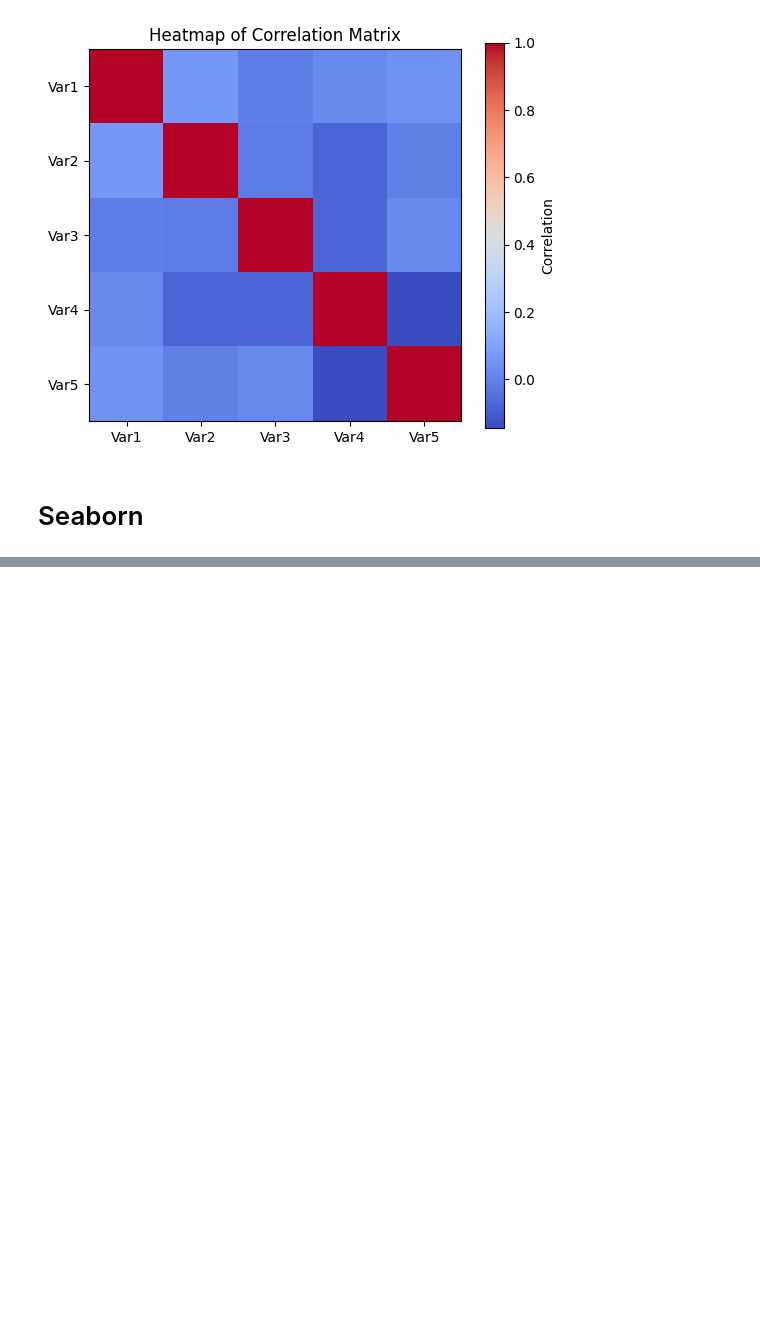
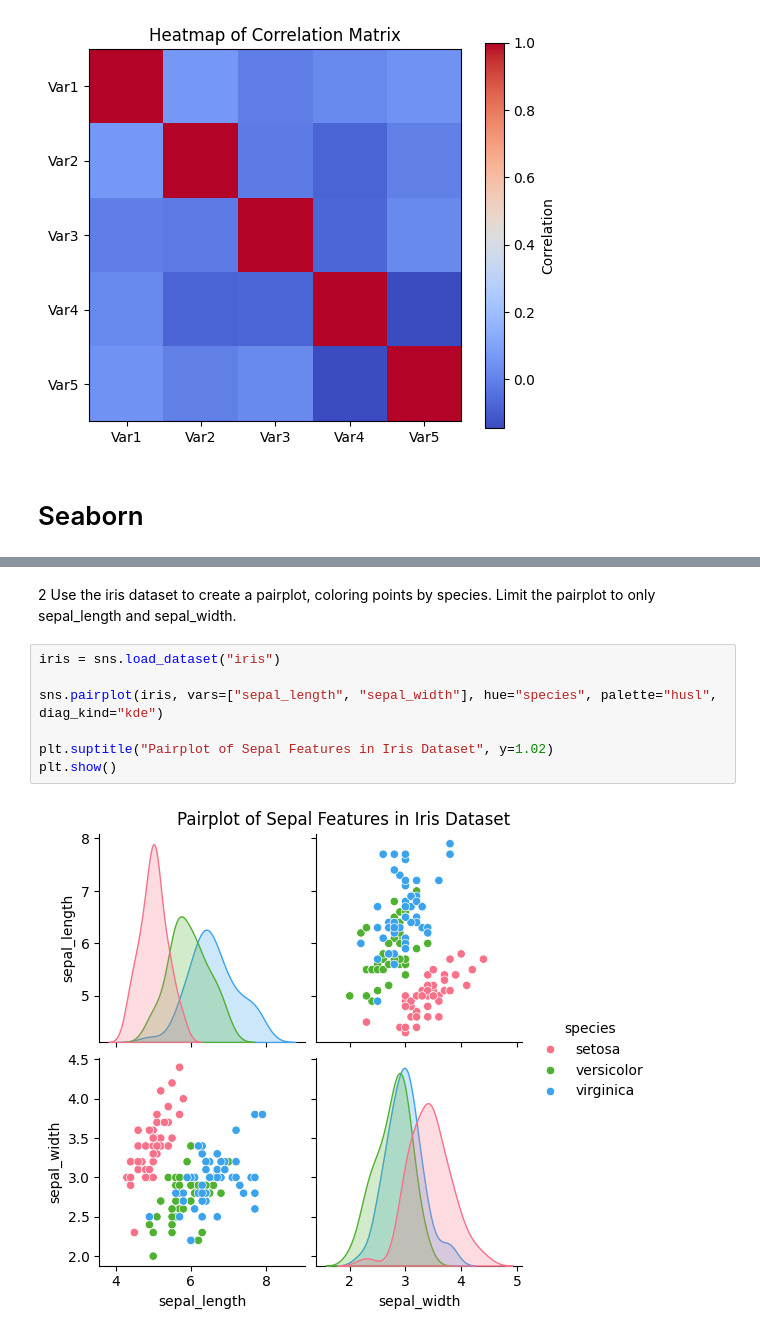
Before and after one commit to thenamakop/Python-Desktop, a Jupyter notebook: class/DA/Assignment/pandas_and_matplotlib.ipynb, the cells around one changed output, grey strips where cells are left out. Cells and saved outputs as stored; diff of their text form; blank space fills up the shorter version.

```diff
--- a/class/DA/Assignment/pandas_and_matplotlib.ipynb
+++ b/class/DA/Assignment/pandas_and_matplotlib.ipynb
@@ -428,0 +446,11 @@ plt.show()
+# %% [markdown]
+2 Use the iris dataset to create a pairplot, coloring points by species. Limit the pairplot to only sepal_length and sepal_width.
+# %%
+iris = sns.load_dataset("iris")
+
+sns.pairplot(iris, vars=["sepal_length", "sepal_width"], hue="species", palette="husl", diag_kind="kde")
+
+plt.suptitle("Pairplot of Sepal Features in Iris Dataset", y=1.02)
+plt.show()
+# %% [output]
+[figure, added]
```
Also changed, not shown: parts of 19 cells of this notebook.
